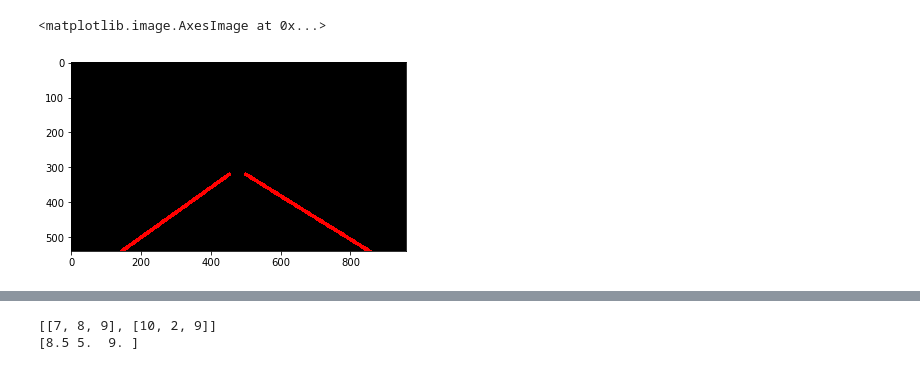
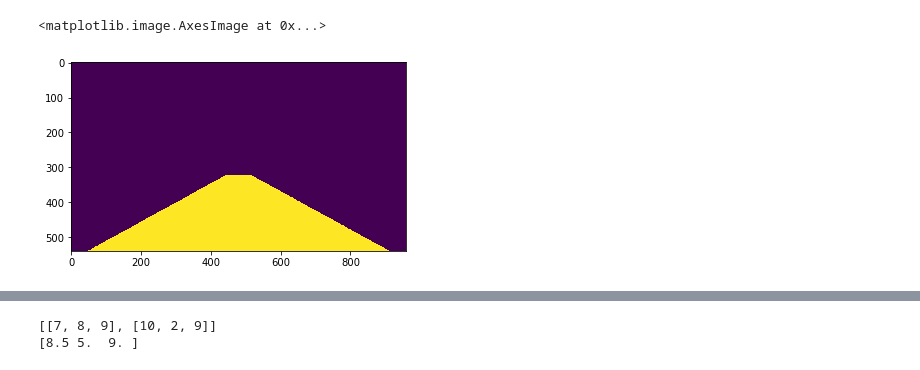
Before and after one commit to faabdal1/Udacity_nanodegree, a Jupyter notebook: Project_1_Finding_lanes/Test.ipynb, the cells around one changed output, grey strips where cells are left out. Drawn from its saved outputs; the diff is of its cells as text; code cells hidden in the pictures.

```diff
--- a/Project_1_Finding_lanes/Test.ipynb
+++ b/Project_1_Finding_lanes/Test.ipynb
@@ -7,7 +7,7 @@ import time
 %matplotlib inline
 
 # Read in and grayscale the image
-image = mpimg.imread('test_images/solidYellowLeft.jpg')
+image = mpimg.imread('test_images/whiteCarLaneSwitch.jpg')
 gray = cv2.cvtColor(image,cv2.COLOR_RGB2GRAY)
 
 # Define a kernel size and apply Gaussian smoothing
@@ -23,22 +23,33 @@ edges = cv2.Canny(blur_gray, low_threshold, high_threshold)
 mask = np.zeros_like(edges)
 ignore_mask_color = 255
 
+
 # This time we are defining a four sided polygon to mask
 imshape = image.shape
-vertices = np.array([[(0,imshape[0]),(460, 320), (490, 320), (imshape[1],imshape[0])]], dtype=np.int32)
+print(imshape)
+#vertices = np.array([[(0,imshape[0]),(460, 320), (490, 320), (imshape[1],imshape[0])]], dtype=np.int32)
+vertices = np.array([[(imshape[1]*0.05,imshape[0]),(imshape[1]*0.46, (imshape[0])*3/5), (imshape[1]*0.54, (imshape[0])*3/5), (imshape[1]*0.95,imshape[0])]], dtype=np.int32)
+
+#(540, 960, 3)
+print(imshape[1]*2/5)
+
+
 #print(vertices)
 cv2.fillPoly(mask, vertices, ignore_mask_color)
+plt.figure()
+plt.imshow(mask)
 
 masked_edges = cv2.bitwise_and(edges, mask)
+plt.figure()
 plt.imshow(masked_edges)
 
 # Define the Hough transform parameters
 # Make a blank the same size as our image to draw on
-rho = 2 # distance resolution in pixels of the Hough grid
+rho = 1 # distance resolution in pixels of the Hough grid
 theta = np.pi/180 # angular resolution in radians of the Hough grid
 threshold = 20   # minimum number of votes (intersections in Hough grid cell)
-min_line_length = 40 #minimum number of pixels making up a line
-max_line_gap = 20 # maximum gap in pixels between connectable line segments
+min_line_length = 25 #minimum number of pixels making up a line
+max_line_gap = 50 # maximum gap in pixels between connectable line segments
 line_image = np.copy(image)*0 # creating a blank to draw lines on
 
 # Run Hough on edge detected image
@@ -50,50 +61,51 @@ lines = cv2.HoughLinesP(masked_edges, rho, theta, threshold, np.array([]),
 
 left_lines = []
 right_lines = []
-b_l = []
-b_r = []
 
 for line in lines:
     for x1,y1,x2,y2 in line:
         slope = (y2-y1)/(x2-x1)
-        if (slope > 0):
-            left_lines.append([x1,y1,x2,y2])
-            b_l.append([y1 - slope*x1])
-        else:
-            right_lines.append([x1,y1,x2,y2])
-            print(slope)
+        #print(slope)
+        if (slope > 0.1):
+            left_lines.append([x1,y1,x2,y2,slope])
+        elif (slope < -0.2):
+            right_lines.append([x1,y1,x2,y2,slope])
 
 
+imshape = image.shape
 
-b_l = np.mean(b_l)
-print(b_l)
 
-#Right side
-x1,y1,x2,y2 = np.mean(right_lines, axis=0)
-slope = (y2-y1)/(x2-x1)
-b = y1 - slope*x1
+#Right line
+right_cor = np.mean(right_lines, axis=0)
+if (right_cor != []):
+    x1,y1,x2,y2,slope = right_cor
+    b = y1 - slope*x1
+    y1_n = imshape[1]
+    x1_n = (y1_n - b)/slope
+    y2_n = (imshape[0])*3/5
+    x2_n = (y2_n - b)/slope
+    cv2.line(line_image,(int(x1_n),int(y1_n)),(int(x2_n),int(y2_n)),(255,0,0),10)
 
-y1_n = 550
-x1_n = (y1_n - b)/slope
-y2_n = 320
-x2_n = (y2_n - b)/slope
-cv2.line(line_image,(int(x1_n),y1_n),(int(x2_n),y2_n),(255,0,0),10)
+#Left line
+print(right_lines)
+left_cor = np.mean(left_lines, axis=0)
+if (left_cor != []):
+    x1,y1,x2,y2,slope = np.mean(left_lines, axis=0)
+    b = y1 - slope*x1
+    y1_n = imshape[1]
+    x1_n = (y1_n - b)/slope
+    y2_n = (imshape[0])*3/5
+    x2_n = (y2_n - b)/slope
+    cv2.line(line_image,(int(x1_n),int(y1_n)),(int(x2_n),int(y2_n)),(255,0,0),10)
+plt.figure()
 
-#Left side
-x1,y1,x2,y2 = np.mean(left_lines, axis=0)
-slope = (y2-y1)/(x2-x1)
-b = y1 - slope*x1
-
-y1_n = 550
-x1_n = (y1_n - b_l)/slope
-y2_n = 320
-x2_n = (y2_n - b_l)/slope
-cv2.line(line_image,(int(x1_n),y1_n),(int(x2_n),y2_n),(255,0,0),10)
 
 plt.imshow(line_image)
 
 # Create a "color" binary image to combine with line image
 color_edges = np.dstack((edges, edges, edges))
+plt.figure()
+plt.imshow(color_edges)
 
 # Draw the lines on the edge image
 lines_edges = cv2.addWeighted(color_edges, 0.8, line_image, 1, 0)
@@ -113,2 +120,2 @@ plt.imshow(lines_edges)
 <matplotlib.image.AxesImage at 0x...>
-[figure, old version]
+[figure, new version]
```
Also changed, not shown: parts of 1 cell of this notebook, 13 other files.
